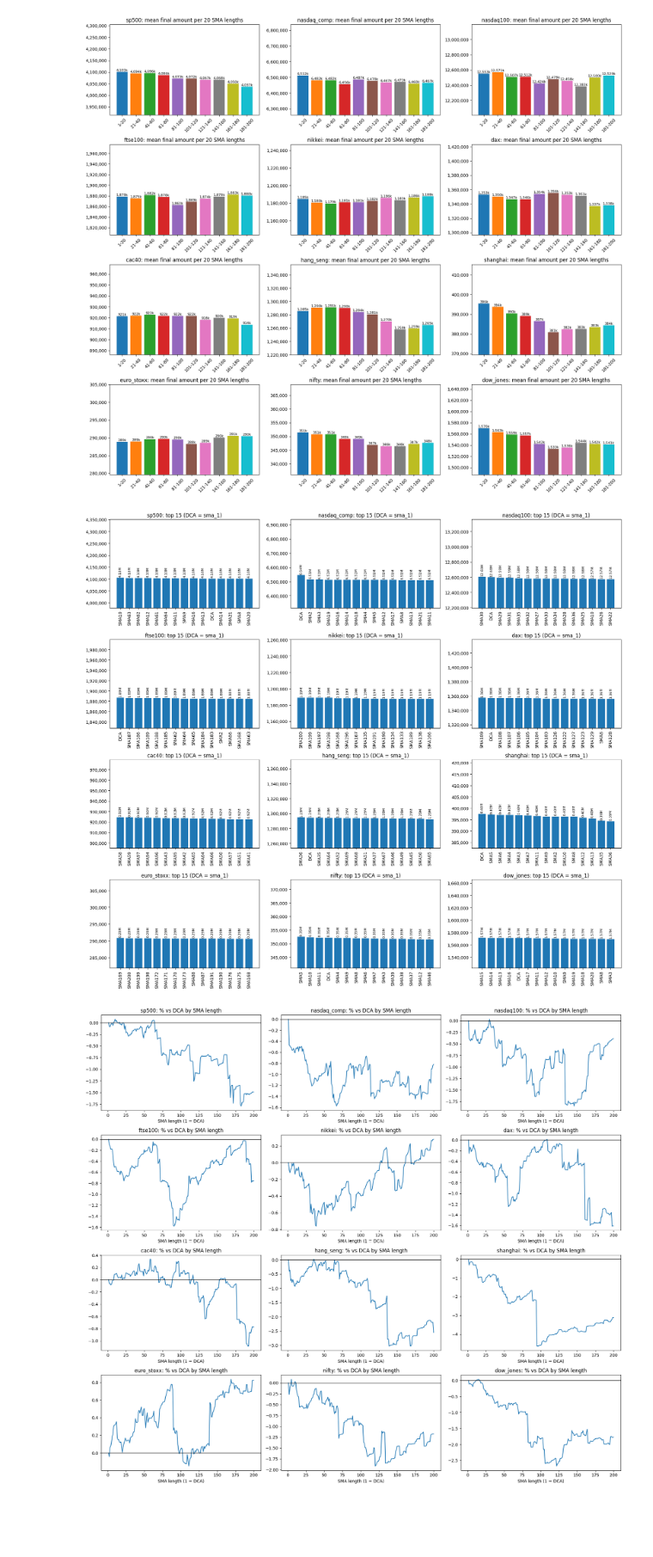
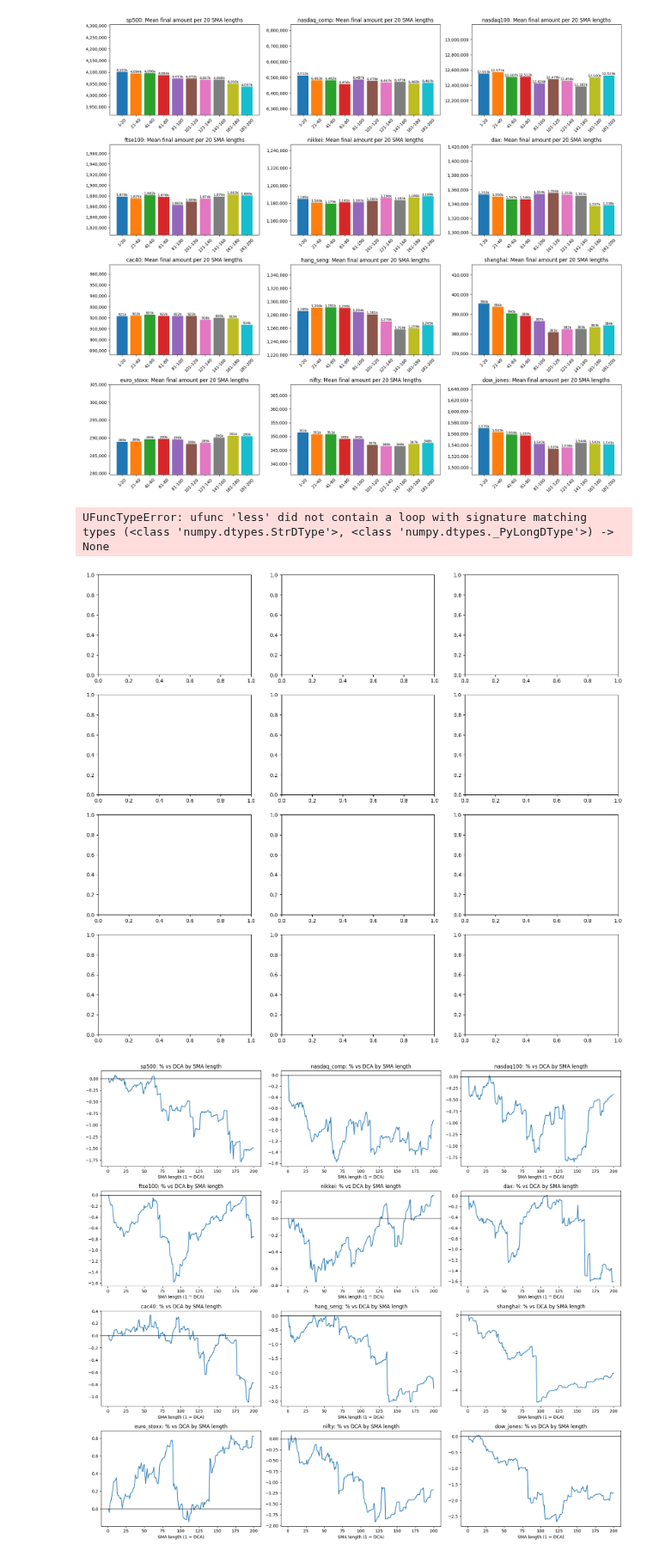
Before and after one commit to pedrosalgado22/SMAstrategy, a Jupyter notebook: smanalysis_simulation.ipynb, the cells around one changed output. Shown at 86% size. Cells and saved outputs as stored; diff of their text form; code cells hidden in the pictures; blank space fills up the shorter version.

```diff
--- a/smanalysis_simulation.ipynb
+++ b/smanalysis_simulation.ipynb
@@ -268,19 +268,19 @@ plt.show() # equivalent to print for plots
 # %% [output]
 [figure]
 # %%
-axes = make_grid()
+axes_2 = make_grid()
 for i in range(len(names)):
-    ax = axes[i]
-    means = get_bin_means(finals[names[i]])
+    ax = axes_2[i]
+    means = get_bin_means(finals[names[i]]) # uses the function earlier to get the means of smas by bins of the n_bins defined , means is a list
     labels = []
     for mean in means:
         labels.append(f"{mean / 1000:,.0f}k")
     bars = ax.bar(bin_labels, means, color=colors)
-    ax.bar_label(bars, labels=labels, fontsize=8)
-    ax.set_ylim(bottom=min(means) * 0.97)
-    ax.set_title(f"{names[i]}: mean final amount per {bin_size} SMA lengths")
+    ax.bar_label(bars, labels=labels, fontsize=8)  # sets bar labels the k values above them
+    ax.set_ylim(bottom=min(means) * 0.97) # starts y axis at 97% of the min of list instead of 0. no visualization insight if bars started at 0
+    ax.set_title(f"{names[i]}: Mean final amount per {bin_size} SMA lengths")
     ax.tick_params(axis="x", labelrotation=45)
-    ax.yaxis.set_major_formatter(StrMethodFormatter("{x:,.0f}"))
+    ax.yaxis.set_major_formatter(StrMethodFormatter("{x:,.0f}"))  # commas and no decimal places
 plt.tight_layout()
 plt.show()
 # %% [output]
@@ -288,31 +288,33 @@ plt.show()
 # %%
 axes = make_grid()
 for i in range(len(names)):
     ax = axes[i]
     ranking = []
     for k in range(len(strategy_names)):
         ranking.append((finals[names[i]][k], strategy_names[k]))
     ranking.sort(reverse=True)  # biggest final amount first
 
     top_names = []
     top_values = []
     labels = []
     for rank in range(min(TOP_N, len(ranking))):
         value, strategy = ranking[rank]
         top_names.append(strategy)
         top_values.append(value)
         labels.append(f"{value / 1000000:.2f}M")
 
-    bars = ax.bar(top_names, top_values, color="tab:blue")
+    colors = plt.cm.RdYlGn_r(ranking)
+    bars = ax.bar(top_names, top_values, color="colors")
     ax.bar_label(bars, labels=labels, rotation=90, fontsize=8, padding=2)
     ax.set_ylim(min(top_values) * 0.97, max(top_values) * 1.06)
     ax.set_title(f"{names[i]}: top {TOP_N} (DCA = sma_1)")
     ax.tick_params(axis="x", labelrotation=90)
     ax.yaxis.set_major_formatter(StrMethodFormatter("{x:,.0f}"))
 plt.tight_layout()
 plt.show()
 # %% [output]
+UFuncTypeError: ufunc 'less' did not contain a loop with signature matching types (<class 'numpy.dtypes.StrDType'>, <class 'numpy.dtypes._PyLongDType'>) -> None
-[figure, old version]
+[figure, new version]
 # %%
 axes = make_grid()
 for i in range(len(names)):
```
Also changed, not shown: parts of 1 cell of this notebook, 1 other file.
